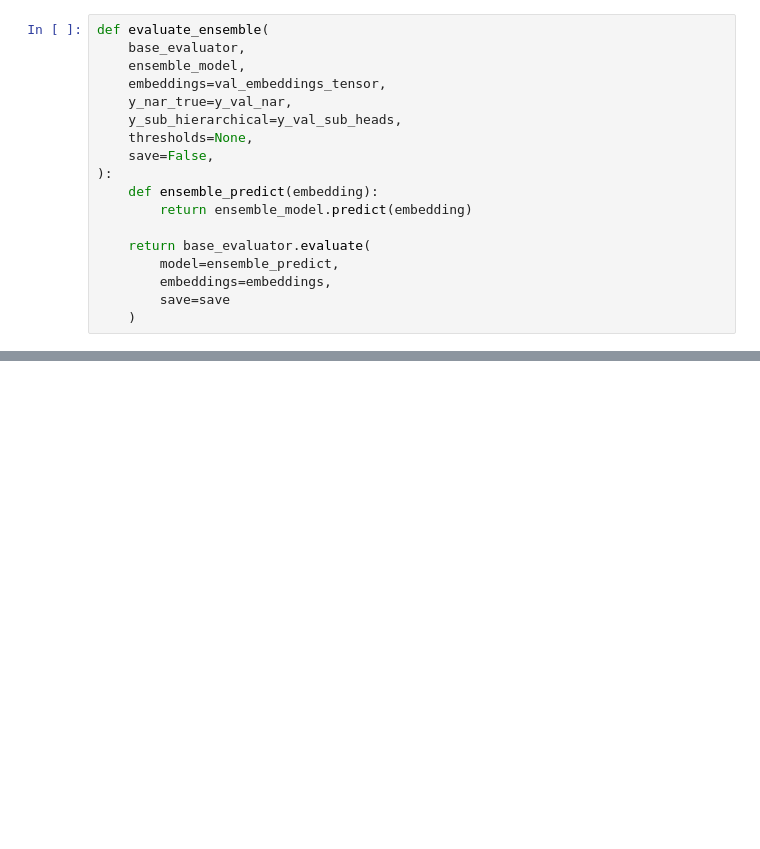
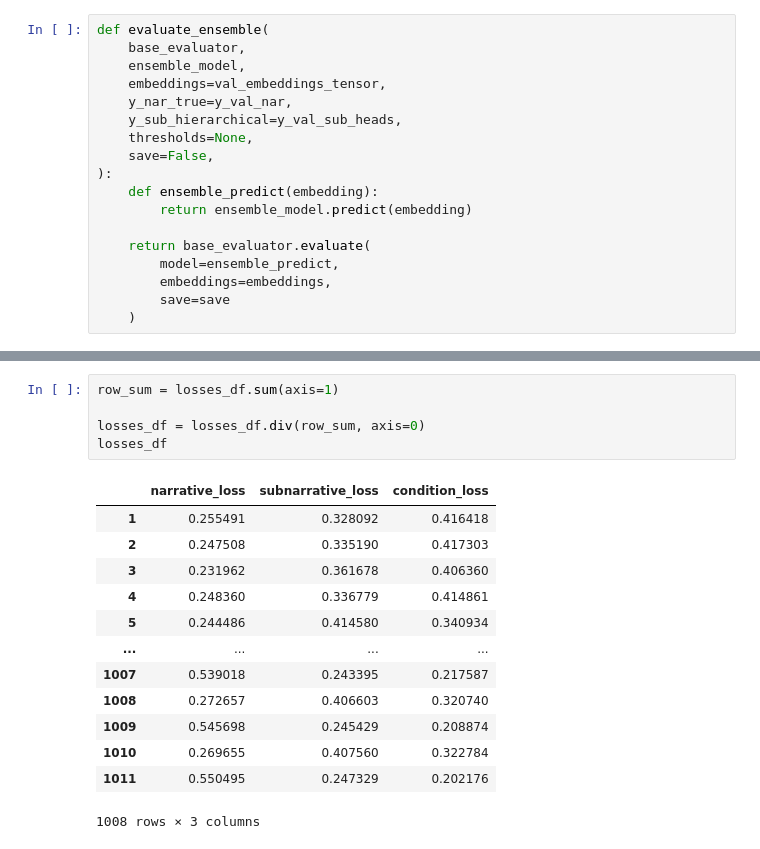
Before and after one commit to eleftheriouk/narrative-extraction-semeval, a Jupyter notebook: tasks/narratives/multilingual/multi-head-per-narrative_model.ipynb, the cells around one changed output, grey strips where cells are left out. Drawn from its saved outputs; the diff is of its cells as text; blank space fills up the shorter version.

```diff
--- a/tasks/narratives/multilingual/multi-head-per-narrative_model.ipynb
+++ b/tasks/narratives/multilingual/multi-head-per-narrative_model.ipynb
@@ -1619,0 +1724,19 @@ F1 Samples: 0.305
+# %%
+row_sum = losses_df.sum(axis=1)
+
+losses_df = losses_df.div(row_sum, axis=0)
+losses_df
+# %% [output]
+|  | narrative_loss | subnarrative_loss | condition_loss |
+| 1 | 0.255491 | 0.328092 | 0.416418 |
+| 2 | 0.247508 | 0.335190 | 0.417303 |
+| 3 | 0.231962 | 0.361678 | 0.406360 |
+| 4 | 0.248360 | 0.336779 | 0.414861 |
+| 5 | 0.244486 | 0.414580 | 0.340934 |
+| ... | ... | ... | ... |
+| 1007 | 0.539018 | 0.243395 | 0.217587 |
+| 1008 | 0.272657 | 0.406603 | 0.320740 |
+| 1009 | 0.545698 | 0.245429 | 0.208874 |
+| 1010 | 0.269655 | 0.407560 | 0.322784 |
+| 1011 | 0.550495 | 0.247329 | 0.202176 |
+1008 rows × 3 columns
```
Also changed, not shown: parts of 42 cells of this notebook, 8 other files.
